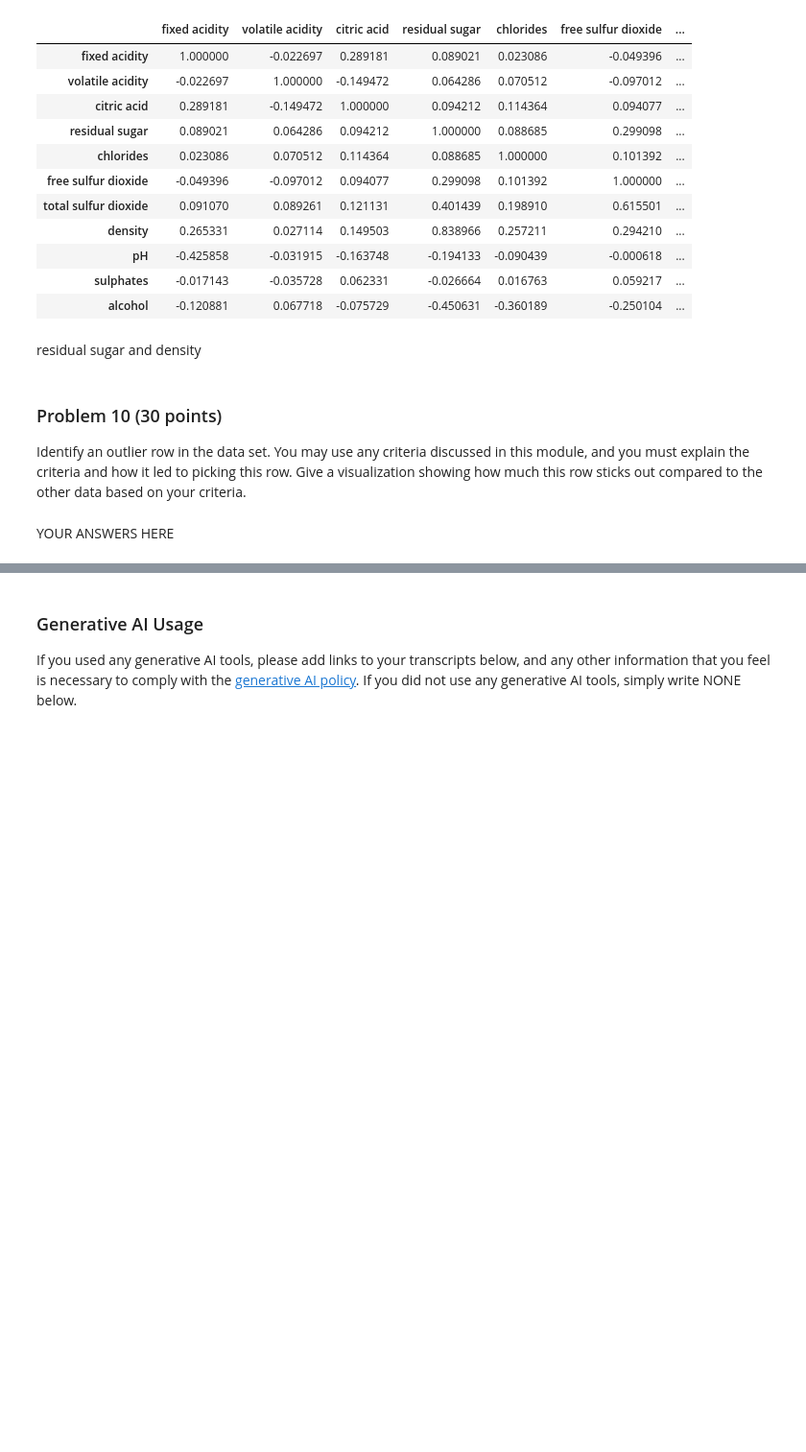
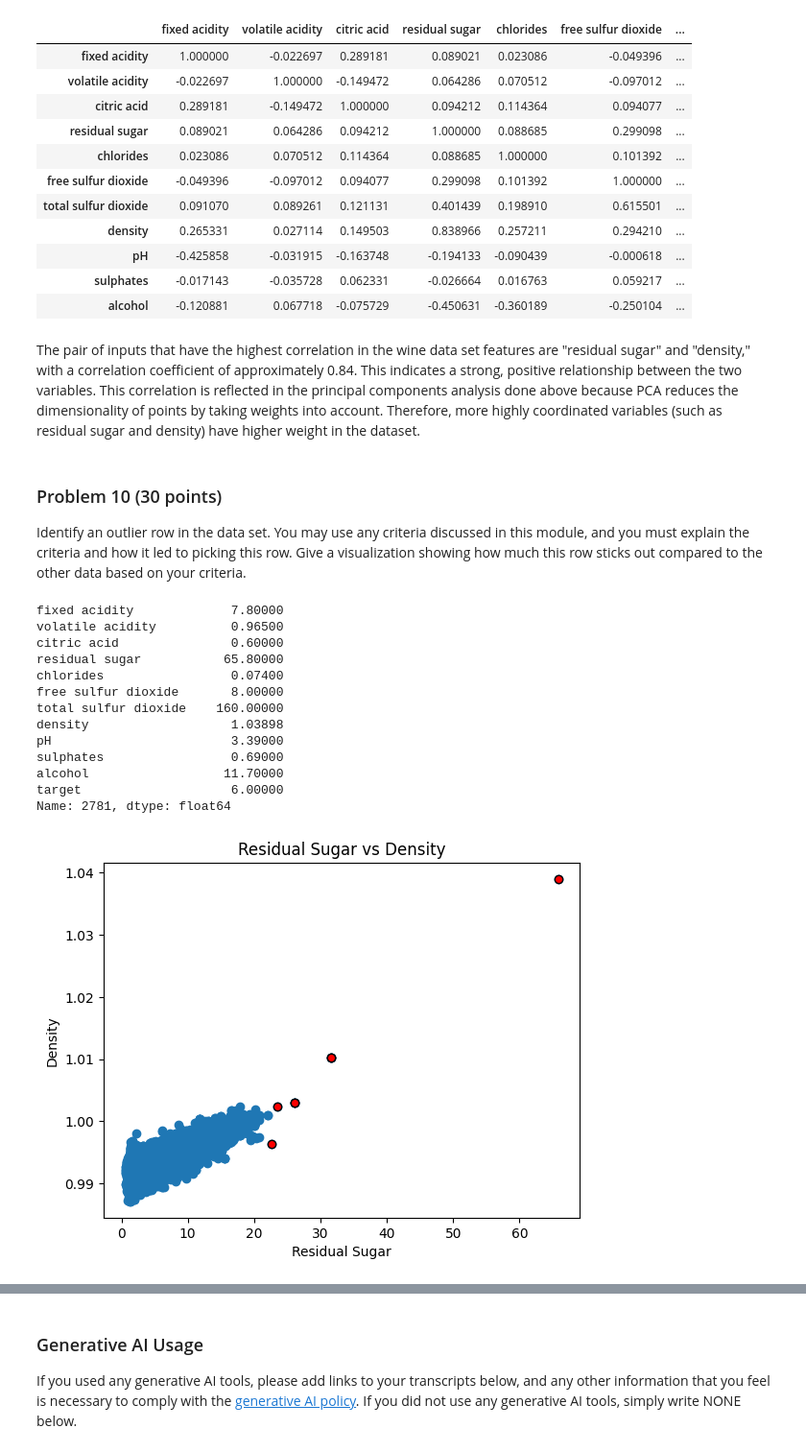
Before and after one commit to karaconrad15/dx601-final-project, a Jupyter notebook: project.ipynb, the cells around one changed output, grey strips where cells are left out. Shown: that part at 96% size. Drawn from its saved outputs; the diff is of its cells as text; code cells hidden in the pictures; blank space fills up the shorter version.

```diff
--- a/project.ipynb
+++ b/project.ipynb
@@ -362,8 +391,8 @@ corr_matrix
 | pH | -0.425858 | -0.031915 | -0.163748 | -0.194133 | -0.090439 | -0.000618 | ... |
 | sulphates | -0.017143 | -0.035728 | 0.062331 | -0.026664 | 0.016763 | 0.059217 | ... |
 | alcohol | -0.120881 | 0.067718 | -0.075729 | -0.450631 | -0.360189 | -0.250104 | ... |
-# %% [markdown]
-residual sugar and density
+# %% [markdown]
+The pair of inputs that have the highest correlation in the wine data set features are "residual sugar" and "density," with a correlation coefficient of approximately 0.84. This indicates a strong, positive relationship between the two variables. This correlation is reflected in the principal components analysis done above because PCA reduces the dimensionality of points by taking weights into account. Therefore, more highly coordinated variables (such as residual sugar and density) have higher weight in the dataset.
 # %% [markdown]
 ### Problem 10 (30 points)
 
@@ -376,2 +402,40 @@ Give a visualization showing how much this row sticks out compared to the other
-# %% [markdown]
-YOUR ANSWERS HERE
+# %%
+# YOUR CODE HERE
+#exploratory plot below
+#plt.scatter(wine["residual sugar"],wine["density"])
+#plt.title("Residual Sugar vs Density")
+#plt.xlabel("Residual Sugar")
+#plt.ylabel("Density")
+
+residual_sugar = wine["residual sugar"]
+density = wine["density"]
+quantile1=residual_sugar.quantile(0.25)
+quantile3=residual_sugar.quantile(0.75)
+iqr = quantile3-quantile1
+outlier_criteria = quantile3+1.5*iqr
+
+is_outlier = residual_sugar > outlier_criteria
+plt.scatter(wine["residual sugar"],wine["density"])
+plt.scatter(residual_sugar[is_outlier],density[is_outlier],color="red",edgecolor="black")
+plt.title("Residual Sugar vs Density")
+plt.xlabel("Residual Sugar")
+plt.ylabel("Density")
+
+#wine[is_outlier]
+outlier_row = wine.loc[2781]
+outlier_row
+# %% [output]
+fixed acidity             7.80000
+volatile acidity          0.96500
+citric acid               0.60000
+residual sugar           65.80000
+chlorides                 0.07400
+free sulfur dioxide       8.00000
+total sulfur dioxide    160.00000
+density                   1.03898
+pH                        3.39000
+sulphates                 0.69000
+alcohol                  11.70000
+target                    6.00000
+Name: 2781, dtype: float64
+[figure, added]
```
Also changed, not shown: parts of 7 cells of this notebook.
